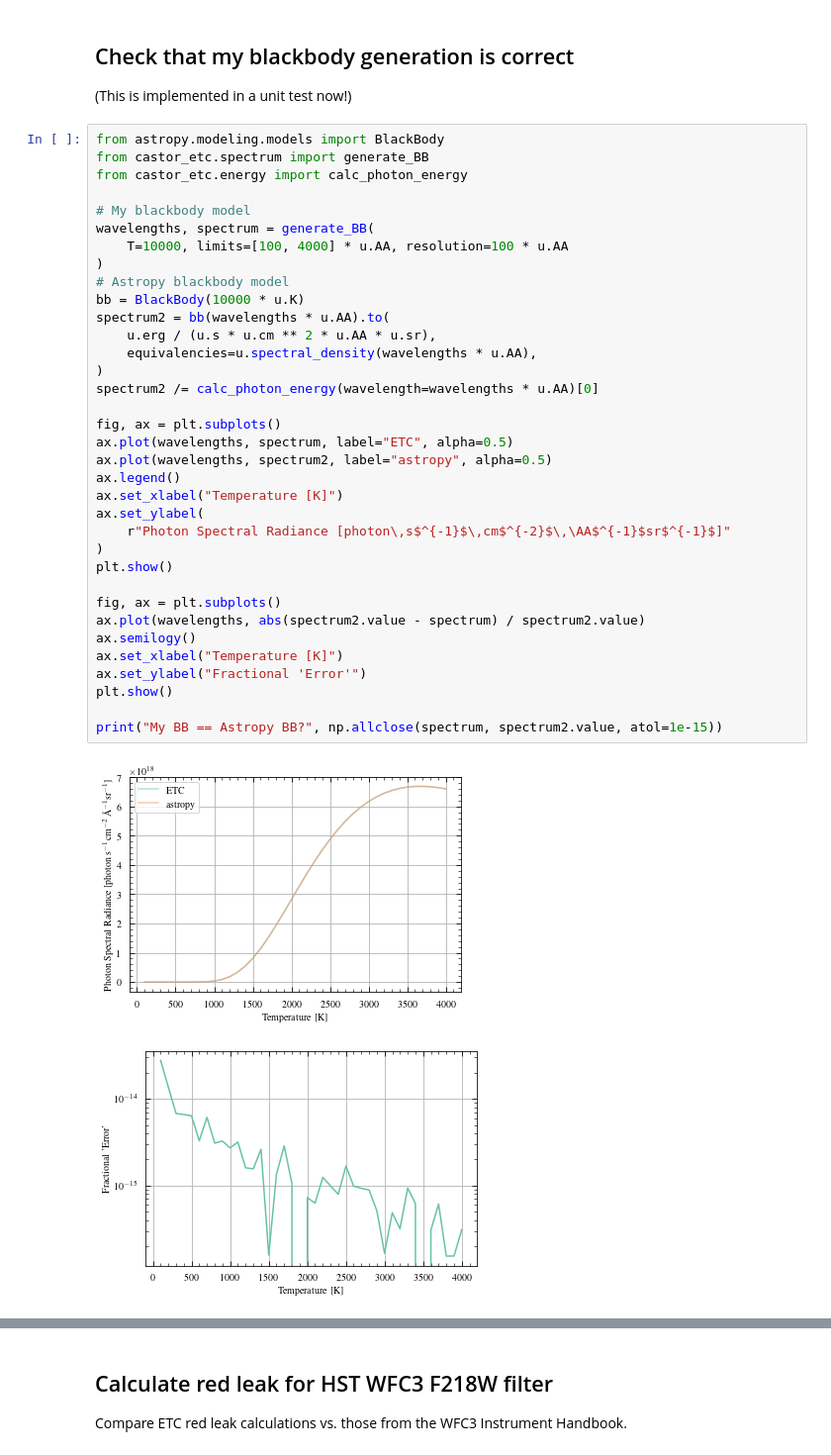
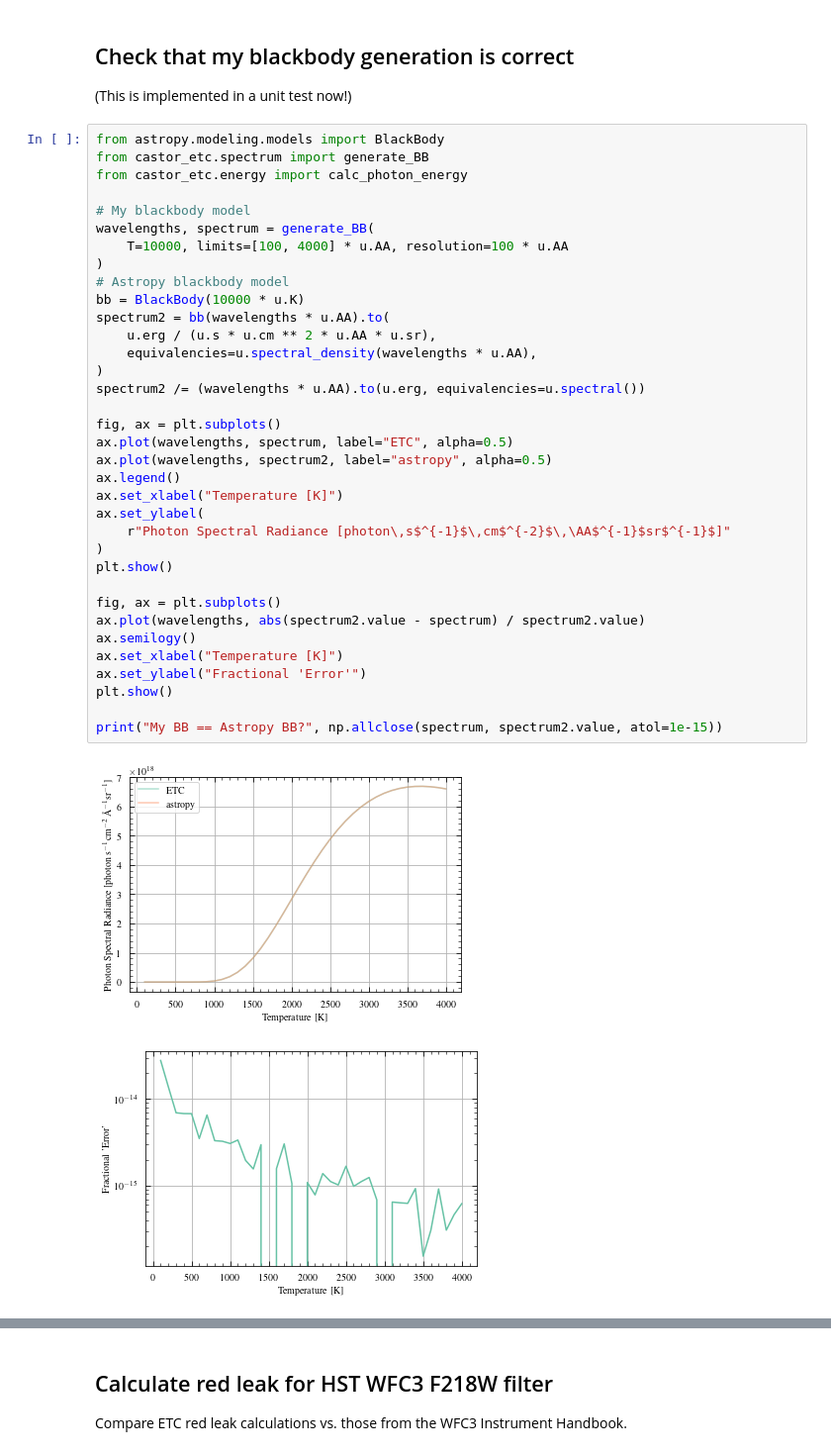
Before and after one commit to CASTOR-telescope/ETC, a Jupyter notebook: notebooks/spectrum.ipynb, the cells around one changed output, grey strips where cells are left out. Shown at 99% size. Drawn from its saved outputs; the diff is of its cells as text.

```diff
--- a/notebooks/spectrum.ipynb
+++ b/notebooks/spectrum.ipynb
@@ -28,35 +29,35 @@ from castor_etc.energy import calc_photon_energy
 wavelengths, spectrum = generate_BB(
     T=10000, limits=[100, 4000] * u.AA, resolution=100 * u.AA
 )
 # Astropy blackbody model
 bb = BlackBody(10000 * u.K)
 spectrum2 = bb(wavelengths * u.AA).to(
     u.erg / (u.s * u.cm ** 2 * u.AA * u.sr),
     equivalencies=u.spectral_density(wavelengths * u.AA),
 )
-spectrum2 /= calc_photon_energy(wavelength=wavelengths * u.AA)[0]
+spectrum2 /= (wavelengths * u.AA).to(u.erg, equivalencies=u.spectral())
 
 fig, ax = plt.subplots()
 ax.plot(wavelengths, spectrum, label="ETC", alpha=0.5)
 ax.plot(wavelengths, spectrum2, label="astropy", alpha=0.5)
 ax.legend()
 ax.set_xlabel("Temperature [K]")
 ax.set_ylabel(
     r"Photon Spectral Radiance [photon\,s$^{-1}$\,cm$^{-2}$\,\AA$^{-1}$sr$^{-1}$]"
 )
 plt.show()
 
 fig, ax = plt.subplots()
 ax.plot(wavelengths, abs(spectrum2.value - spectrum) / spectrum2.value)
 ax.semilogy()
 ax.set_xlabel("Temperature [K]")
 ax.set_ylabel("Fractional 'Error'")
 plt.show()
 
 print("My BB == Astropy BB?", np.allclose(spectrum, spectrum2.value, atol=1e-15))
 # %% [output]
 [figure]
-[figure, old version]
+[figure, new version]
 My BB == Astropy BB? True
 # %% [markdown]
 ## Calculate red leak for HST WFC3 F218W filter
```
Also changed, not shown: parts of 6 cells of this notebook, 1 other file.
